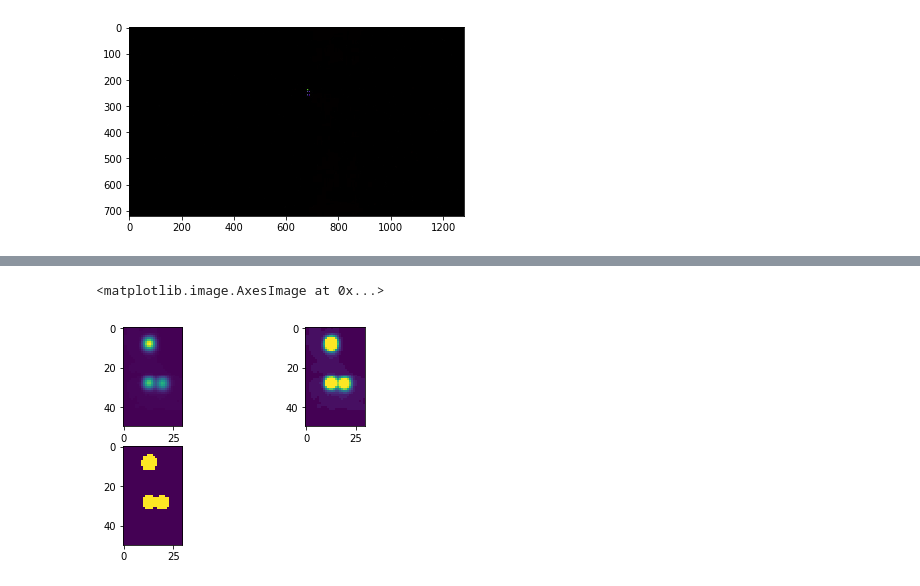
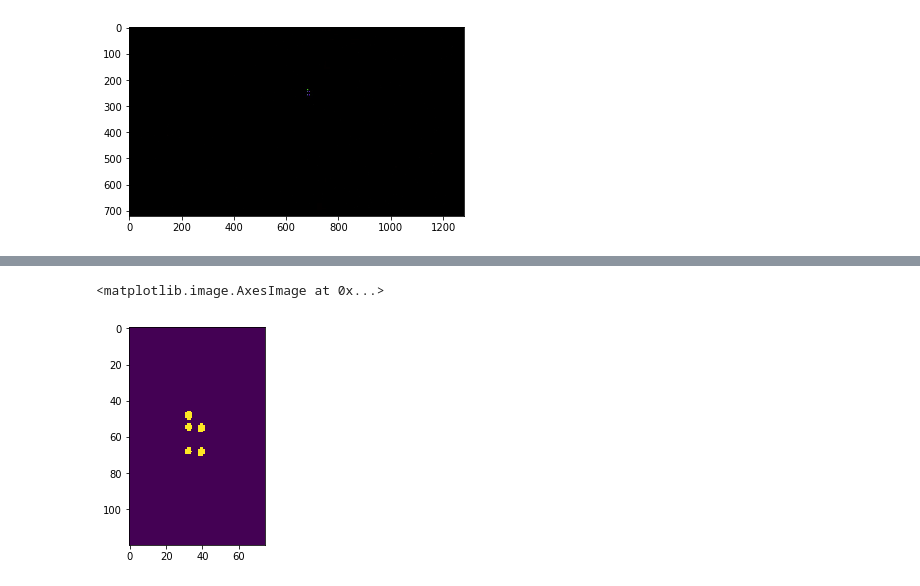
Before and after one commit to theseankelly/hvac-monitor, a Jupyter notebook: notebooks/feature_segmentation.ipynb, the cells around one changed output, grey strips where cells are left out. Cells and saved outputs as stored; diff of their text form; code cells hidden in the pictures.

```diff
--- a/notebooks/feature_segmentation.ipynb
+++ b/notebooks/feature_segmentation.ipynb
@@ -63,21 +34,9 @@ plt.imshow(im_roi_gray > 20)
-# %%
-b = cv2.GaussianBlur(im_roi_gray, (5,5), 3, 3)
-
-plt.subplot(2,2,1)
-plt.imshow(b)
-
-c = cv2.addWeighted(b, 10, b, 0, 0)
-plt.subplot(2,2,2)
-plt.imshow(c)
-
-mask = c > 128
-plt.subplot(2,2,3)
-plt.imshow(mask)
-# %% [output]
-<matplotlib.image.AxesImage at 0x...>
-[figure, removed]
 # %%
-total_mask = mask.astype(np.uint8) * 255
+mask = (im_hsv[:,:,2] > 75).astype(np.uint8)*255
+plt.imshow(mask)
+# %% [output]
+<matplotlib.image.AxesImage at 0x...>
+[figure, added]
 # %%
 params = cv2.SimpleBlobDetector_Params()
 params.minThreshold = 0
```
Also changed, not shown: parts of 16 cells of this notebook, 1 other file.
